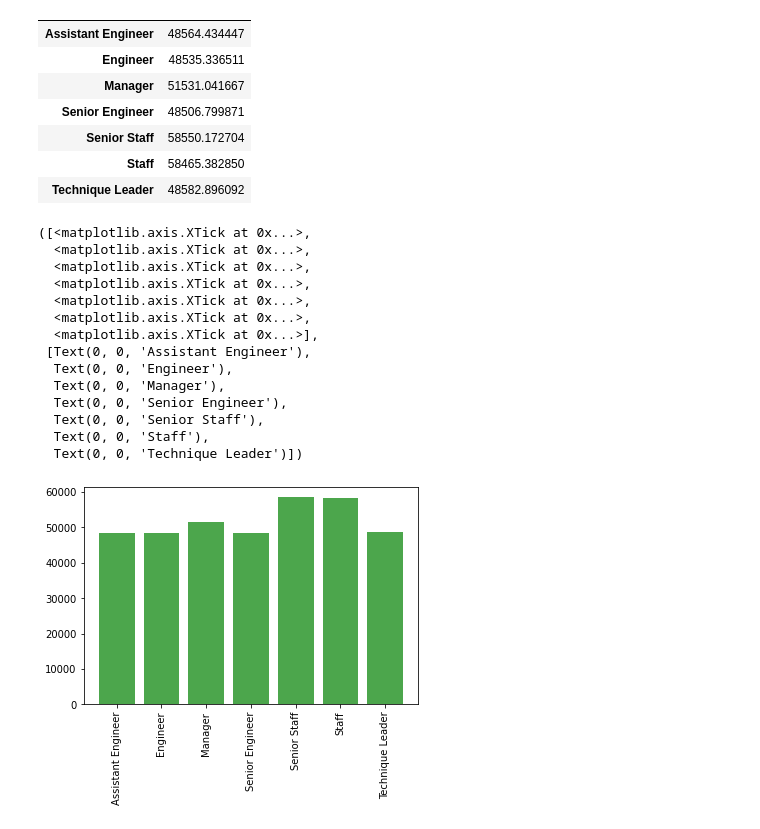
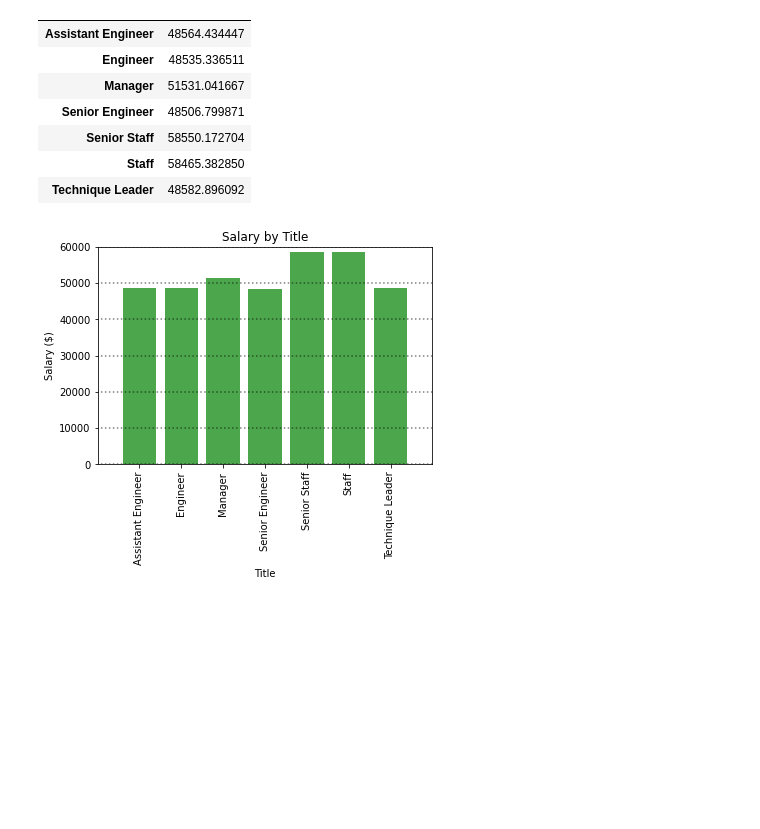
Before and after one commit to msadowski20/sql-challenge, a Jupyter notebook: EmployeeSQL/EmployeeSQL_bonus.ipynb, the cells around one changed output. Drawn from its saved outputs; the diff is of its cells as text; code cells hidden in the pictures; blank space fills up the shorter version.

```diff
--- a/EmployeeSQL/EmployeeSQL_bonus.ipynb
+++ b/EmployeeSQL/EmployeeSQL_bonus.ipynb
@@ -59,24 +62,18 @@ df
 # %%
 x_axis = np.arange(len(df.index.unique()))
 y_axis = df['salary']
 
 tick_locations = [value for value in x_axis]
 
+plt.xlim(-1, len(x_axis))
+plt.ylim(0, 60000)
+
 plt.bar(x_axis, y_axis, color='g', alpha=0.7, align="center")
 plt.xticks(tick_locations, df.index.unique(), rotation="vertical")
+plt.hlines(range(0, 70000, 10000), xmin=-5, xmax=10, linestyle=':', alpha=0.5)
+plt.title("Salary by Title")
+plt.xlabel("Title")
+plt.ylabel("Salary ($)")
+plt.savefig("Images/salary_title.png")
 # %% [output]
-([<matplotlib.axis.XTick at 0x...>,
-  <matplotlib.axis.XTick at 0x...>,
-  <matplotlib.axis.XTick at 0x...>,
-  <matplotlib.axis.XTick at 0x...>,
-  <matplotlib.axis.XTick at 0x...>,
-  <matplotlib.axis.XTick at 0x...>,
-  <matplotlib.axis.XTick at 0x...>],
- [Text(0, 0, 'Assistant Engineer'),
-  Text(0, 0, 'Engineer'),
-  Text(0, 0, 'Manager'),
-  Text(0, 0, 'Senior Engineer'),
-  Text(0, 0, 'Senior Staff'),
-  Text(0, 0, 'Staff'),
-  Text(0, 0, 'Technique Leader')])
-[figure, old version]
+[figure, new version]
```
Also changed, not shown: parts of 2 cells of this notebook, 3 other files.
